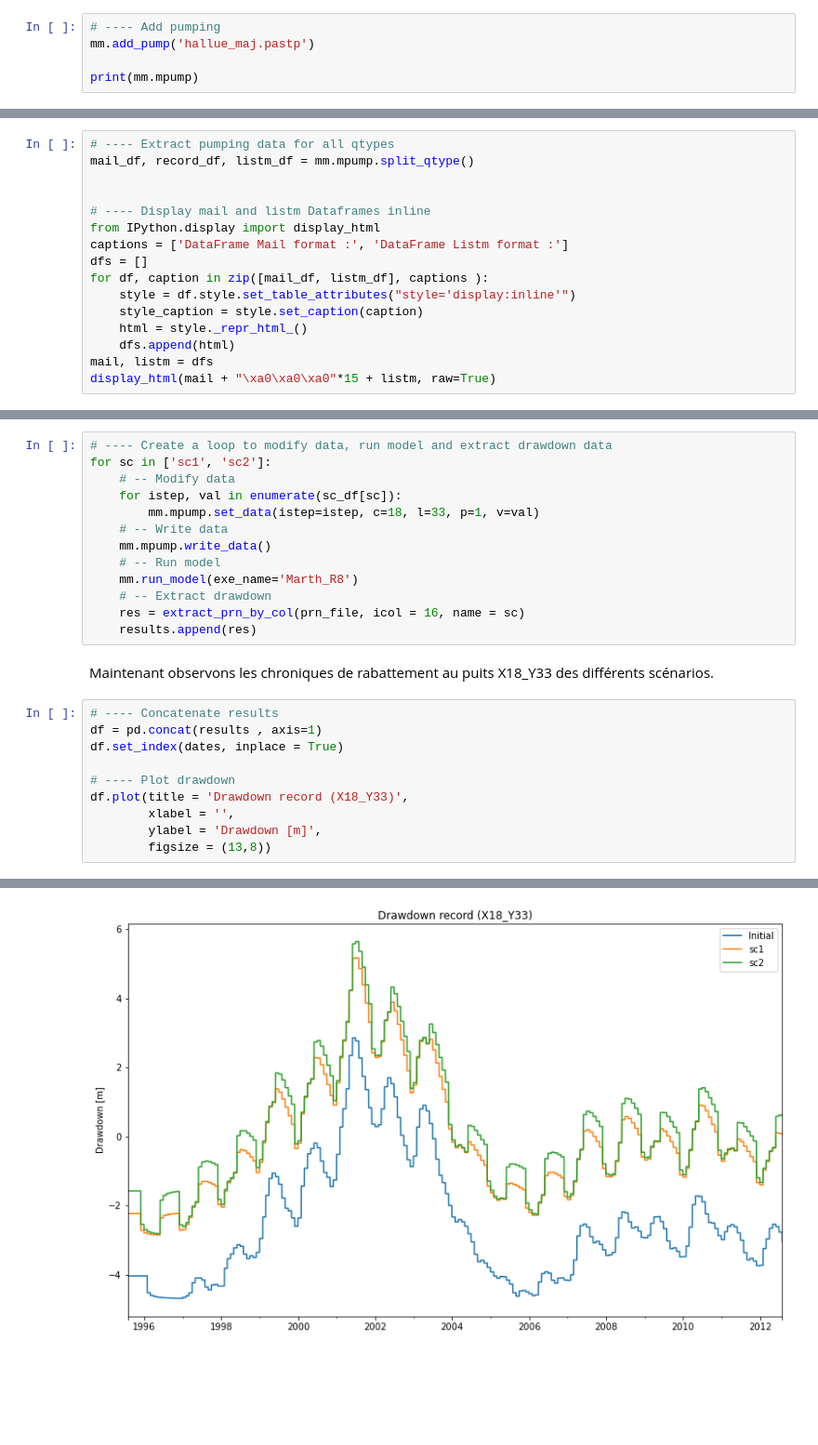
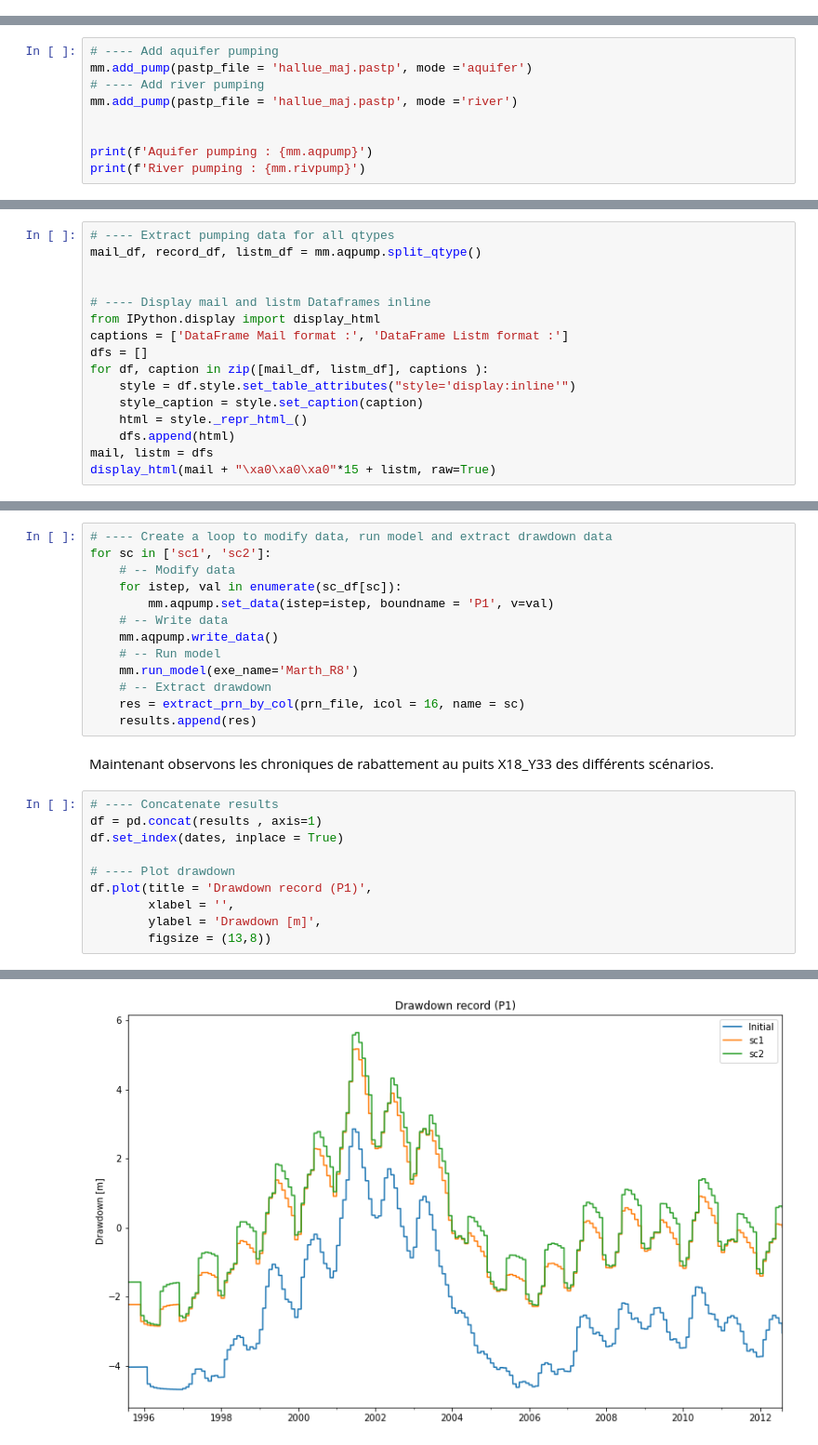
Before and after one commit to pymartheproject/pymarthe, a Jupyter notebook: notebooks/tuto_marthepump/Tutoriel_MarthePump.ipynb, the cells around one changed output, grey strips where cells are left out. Shown at 93% size. Drawn from its saved outputs; the diff is of its cells as text; blank space fills up the shorter version.

Commit message:
Add boundnames and parameters management in MarthePump(). Separate pumping management in 2 MartheModel attributs : 1) aqpump 2) rivpump. Update MarthePump notebook tutorial.

```diff
--- a/notebooks/tuto_marthepump/Tutoriel_MarthePump.ipynb
+++ b/notebooks/tuto_marthepump/Tutoriel_MarthePump.ipynb
@@ -55,5 +95,0 @@ Si l'on souhaite travailler sur les pompages, alors il est nécessaire d'ajouter
-# %%
-# ---- Add pumping
-mm.add_pump('hallue_maj.pastp')
-
-print(mm.mpump)
@@ -61,0 +96,9 @@ print(mm.mpump)
+# %%
+# ---- Add aquifer pumping
+mm.add_pump(pastp_file = 'hallue_maj.pastp', mode ='aquifer')
+# ---- Add river pumping
+mm.add_pump(pastp_file = 'hallue_maj.pastp', mode ='river')
+
+
+print(f'Aquifer pumping : {mm.aqpump}')
+print(f'River pumping : {mm.rivpump}')
@@ -160,7 +217,7 @@ Note:
 - Si le modèle n'utilise pas ce type de format, la fonction renvoie un DataFrame vide
 # %%
 # ---- Extract pumping data for all qtypes
-mail_df, record_df, listm_df = mm.mpump.split_qtype()
+mail_df, record_df, listm_df = mm.aqpump.split_qtype()
 
 
 # ---- Display mail and listm Dataframes inline
@@ -268,9 +359,9 @@ sc_df.head()
 for sc in ['sc1', 'sc2']:
     # -- Modify data
     for istep, val in enumerate(sc_df[sc]):
-        mm.mpump.set_data(istep=istep, c=18, l=33, p=1, v=val)
+        mm.aqpump.set_data(istep=istep, boundname = 'P1', v=val)
     # -- Write data
-    mm.mpump.write_data()
+    mm.aqpump.write_data()
     # -- Run model
     mm.run_model(exe_name='Marth_R8')
     # -- Extract drawdown
@@ -281,13 +372,13 @@ Maintenant observons les chroniques de rabattement au puits X18_Y33 des différe
 # %%
 # ---- Concatenate results
 df = pd.concat(results , axis=1)
 df.set_index(dates, inplace = True)
 
 # ---- Plot drawdown
-df.plot(title = 'Drawdown record (X18_Y33)',
+df.plot(title = 'Drawdown record (P1)',
         xlabel = '',
         ylabel = 'Drawdown [m]',
         figsize = (13,8))
 # %% [output]
 <matplotlib.axes._subplots.AxesSubplot at 0x...>
-[figure, old version]
+[figure, new version]
```
Also changed, not shown: parts of 26 cells of this notebook, 13 other files.
